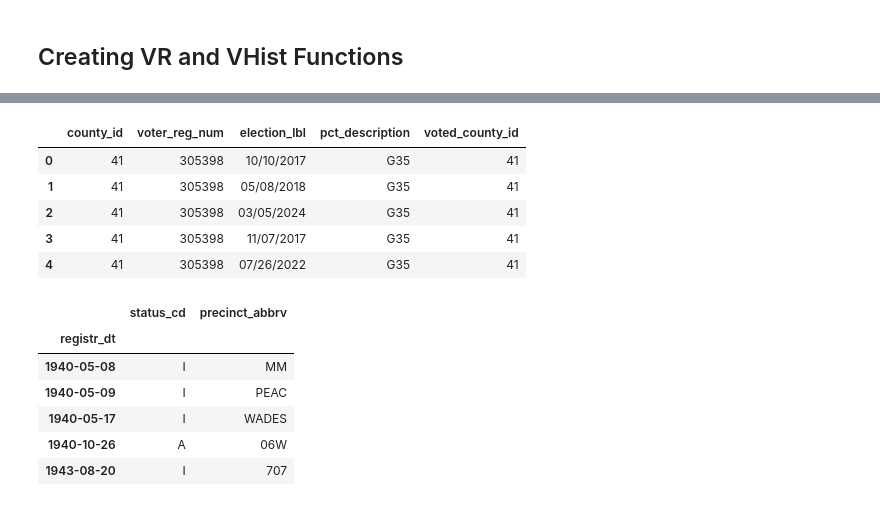
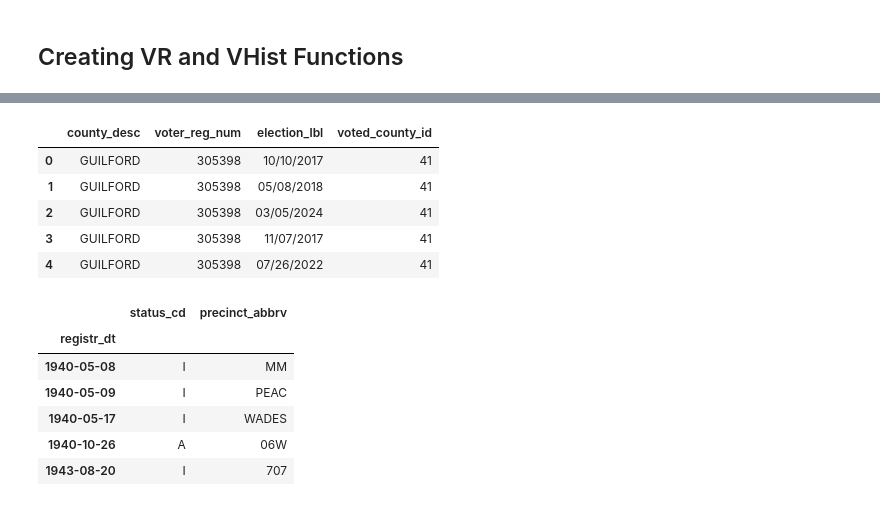
Before and after one commit to vandyy123/Election-Analysis, a Jupyter notebook: Data Validation and Further/Verifying Voter Results.ipynb, the cells around one changed output, grey strips where cells are left out. Cells and saved outputs as stored; diff of their text form; code cells hidden in the pictures.

```diff
--- a/Data Validation and Further/Verifying Voter Results.ipynb
+++ b/Data Validation and Further/Verifying Voter Results.ipynb
@@ -128,20 +68,20 @@ nc_vr_df_asc = nc_vr_df.sort_index(ascending=True)
 # %%
 # NC voter history file upload
 
 file = 'ncvhis_Statewide.txt'
 
 nc_hist_df = pd.read_csv(
     file,
     delimiter = "\t",
-    usecols = ['voted_county_id', 'pct_description', 'county_id', 'voter_reg_num', 'election_lbl'],
+    usecols = ['voted_county_id', 'voter_reg_num', 'county_desc', 'election_lbl'],
     encoding="latin-1",
 )
 
 nc_hist_df.head()
 # %% [output]
-|  | county_id | voter_reg_num | election_lbl | pct_description | voted_county_id |
-| 0 | 41 | 305398 | 10/10/2017 | G35 | 41 |
-| 1 | 41 | 305398 | 05/08/2018 | G35 | 41 |
-| 2 | 41 | 305398 | 03/05/2024 | G35 | 41 |
-| 3 | 41 | 305398 | 11/07/2017 | G35 | 41 |
-| 4 | 41 | 305398 | 07/26/2022 | G35 | 41 |
+|  | county_desc | voter_reg_num | election_lbl | voted_county_id |
+| 0 | GUILFORD | 305398 | 10/10/2017 | 41 |
+| 1 | GUILFORD | 305398 | 05/08/2018 | 41 |
+| 2 | GUILFORD | 305398 | 03/05/2024 | 41 |
+| 3 | GUILFORD | 305398 | 11/07/2017 | 41 |
+| 4 | GUILFORD | 305398 | 07/26/2022 | 41 |
```
Also changed, not shown: parts of 67 cells of this notebook.
